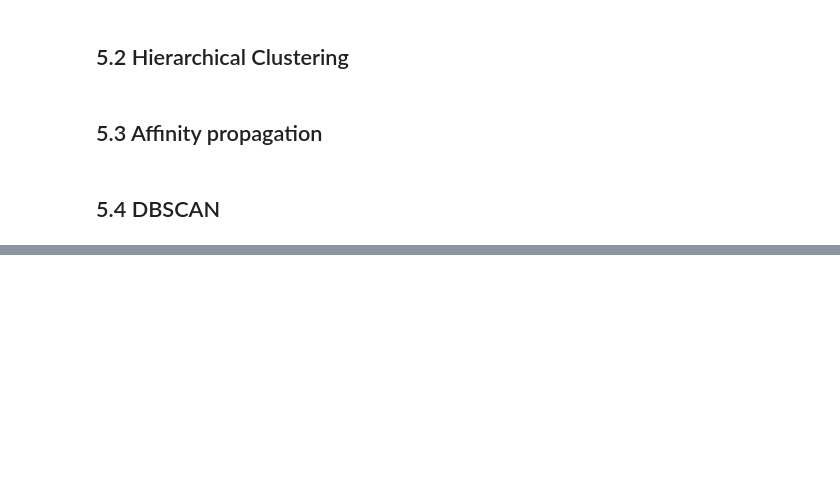
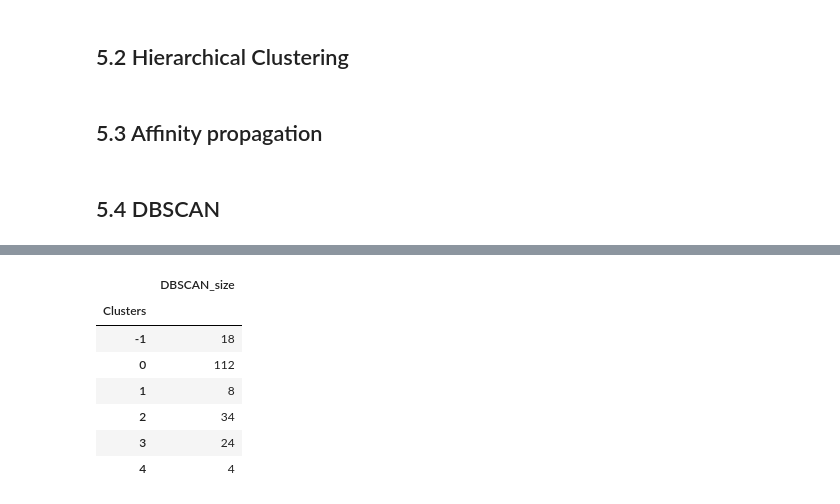
Before and after one commit to rupace10/STW7072CEM_Machine_Learning, a Jupyter notebook: customer_segmentation.ipynb, the cells around one changed output, grey strips where cells are left out. Saved outputs shown, nothing was run; the diff lists cells and outputs as text; code cells hidden in the pictures; blank space fills up the shorter version.

```diff
--- a/customer_segmentation.ipynb
+++ b/customer_segmentation.ipynb
@@ -210 +248,19 @@ iplot(fig)
+# %%
+DBS_clustering = DBSCAN(eps=12.5, min_samples=4).fit(customer_clsuter_df)
+
+DBSCAN_clustered = customer_clsuter_df.copy()
+DBSCAN_clustered.loc[:,'Clusters'] = DBS_clustering.labels_ # append labels to points
+# %%
+DBSCAN_clust_sizes = DBSCAN_clustered.groupby('Clusters').size().to_frame()
+DBSCAN_clust_sizes.columns = ["DBSCAN_size"]
+DBSCAN_clust_sizes
+# %% [output]
+|  | DBSCAN_size |
+| Clusters |  |
+| -1 | 18 |
+| 0 | 112 |
+| 1 | 8 |
+| 2 | 34 |
+| 3 | 24 |
+| 4 | 4 |
 # %%
```
Also changed, not shown: parts of 6 cells of this notebook.
